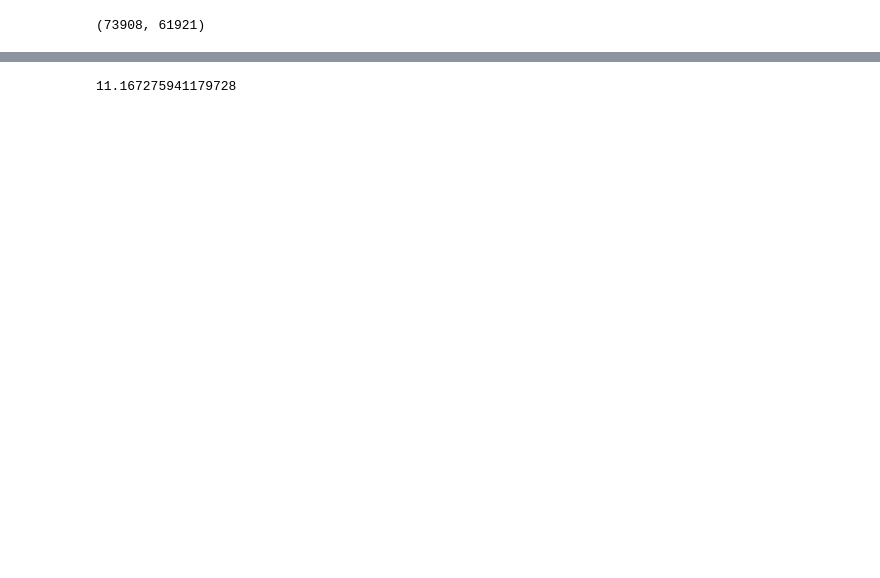
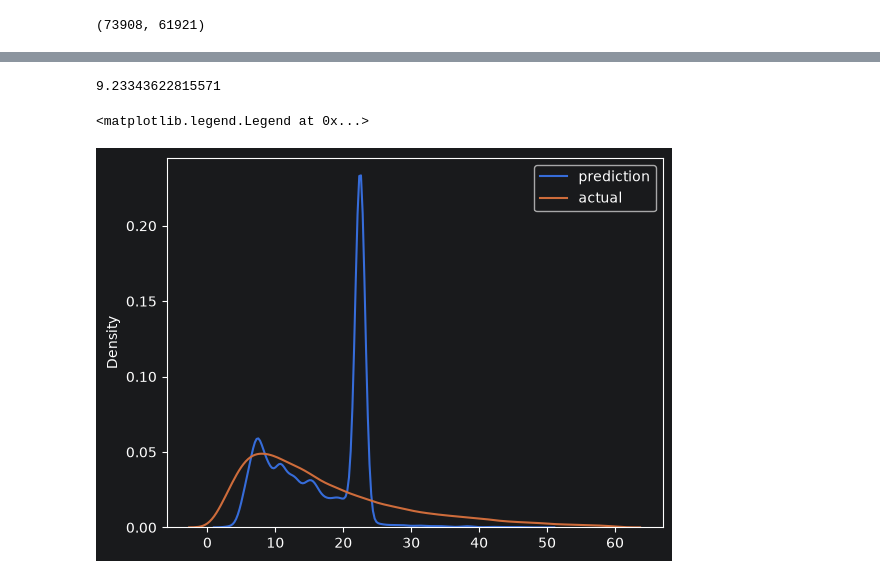
Before and after one commit to ortizsebastianm/mlops-zoomcamp, a Jupyter notebook: 01-intro/duration-prediction.ipynb, the cells around one changed output, grey strips where cells are left out. Drawn from its saved outputs; the diff is of its cells as text; code cells hidden in the pictures; blank space fills up the shorter version.

```diff
--- a/01-intro/duration-prediction.ipynb
+++ b/01-intro/duration-prediction.ipynb
@@ -78,3 +179,6 @@ df_val = read_dataframe('./data/green_tripdata_2021-02.parquet')
+# %%
+df_train = read_dataframe("https://d37ci6vzurychx.cloudfront.net/trip-data/green_tripdata_2021-01.parquet")
+df_val = read_dataframe("https://d37ci6vzurychx.cloudfront.net/trip-data/green_tripdata_2021-02.parquet")
 # %%
 len(df_train), len(df_val)
 # %% [output]
@@ -112,9 +217,28 @@ with open('models/lin_reg.bin', 'wb') as f_out:
-# %%
-lr = Lasso(0.01)
-lr.fit(X_train, y_train)
-
-y_pred = lr.predict(X_val)
-
-root_mean_squared_error(y_val, y_pred)
-# %% [output]
-11.167275941179728
+# %%
+import numpy as np
+X_train_lasso = X_train.tocsc()
+X_val_lasso = X_val.tocsc()
+
+X_train_lasso.indices = X_train_lasso.indices.astype(np.int32)
+X_train_lasso.indptr = X_train_lasso.indptr.astype(np.int32)
+
+X_val_lasso.indices = X_val_lasso.indices.astype(np.int32)
+X_val_lasso.indptr = X_val_lasso.indptr.astype(np.int32)
+# %%
+lr = Lasso(alpha=0.001)
+lr.fit(X_train_lasso, y_train)
+
+y_pred = lr.predict(X_val_lasso)
+# %%
+rmse = root_mean_squared_error(y_val, y_pred)
+rmse
+# %% [output]
+9.23343622815571
+# %%
+sns.kdeplot(y_pred, label='prediction')
+sns.kdeplot(y_train, label='actual')
+
+plt.legend()
+# %% [output]
+<matplotlib.legend.Legend at 0x...>
+[figure, added]
```
Also changed, not shown: parts of 20 cells of this notebook.
